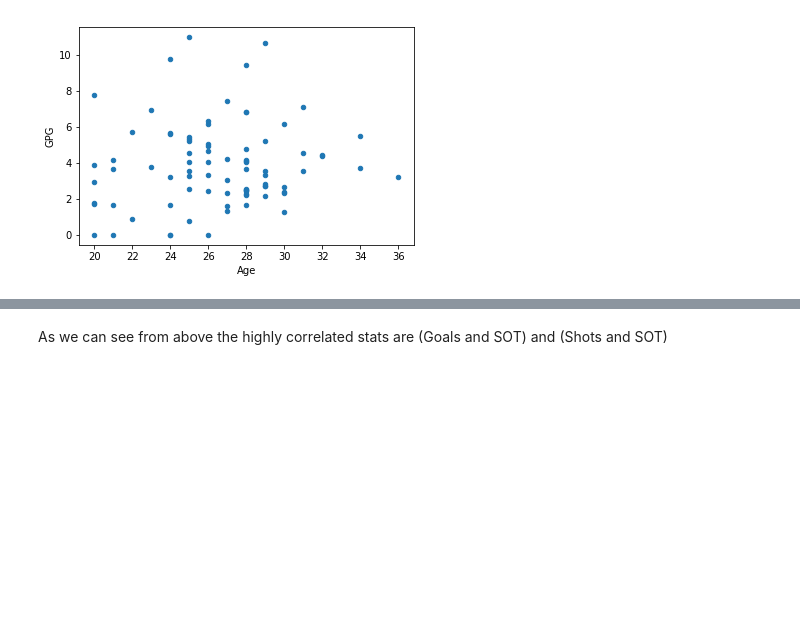
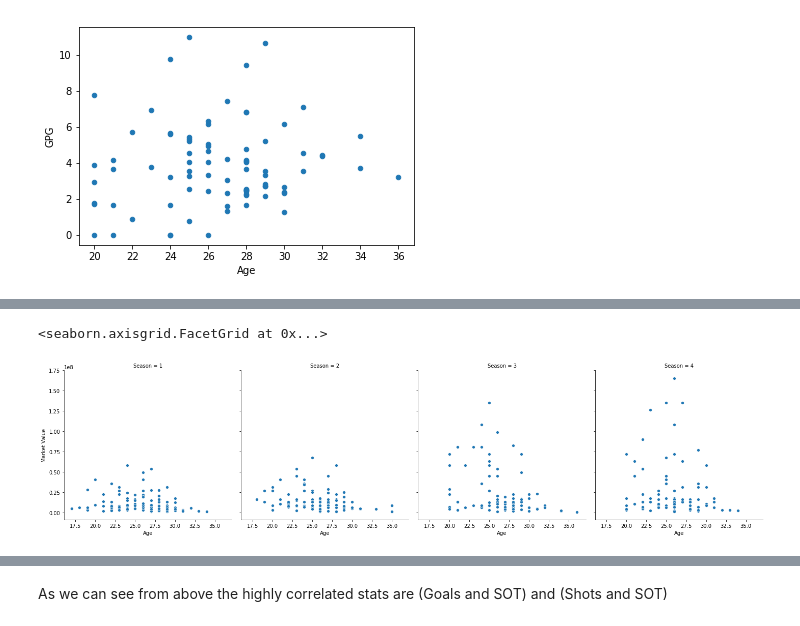
Before and after one commit to Femi-Ogunkola/EPL, a Jupyter notebook: EPL Data Analysis.ipynb, the cells around one changed output, grey strips where cells are left out. Cells and saved outputs as stored; diff of their text form; code cells hidden in the pictures; blank space fills up the shorter version.

```diff
--- a/EPL Data Analysis.ipynb
+++ b/EPL Data Analysis.ipynb
@@ -169,0 +170,7 @@ sns.heatmap(f, annot=True,ax=ax)
+# %%
+sns.relplot(x="Age", y="Market Value", col="Season",
+            cmap='YlGnBu',
+            data=fwd)
+# %% [output]
+<seaborn.axisgrid.FacetGrid at 0x...>
+[figure, added]
```
Also changed, not shown: parts of 3 cells of this notebook.
